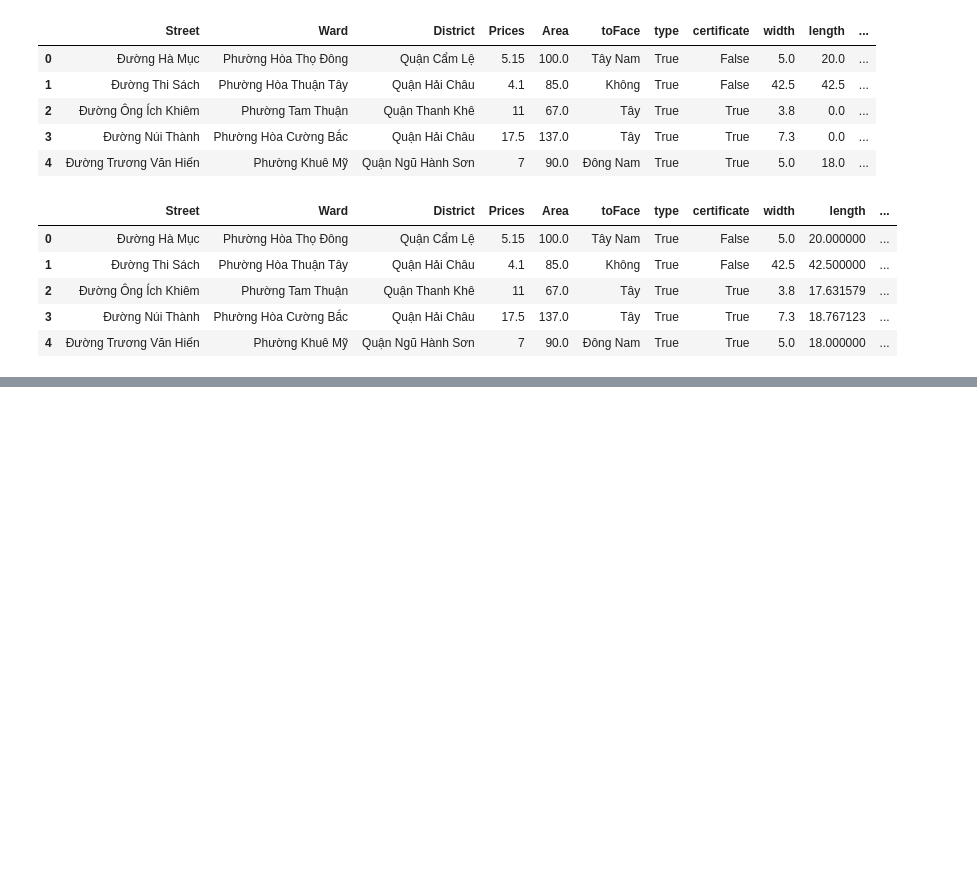
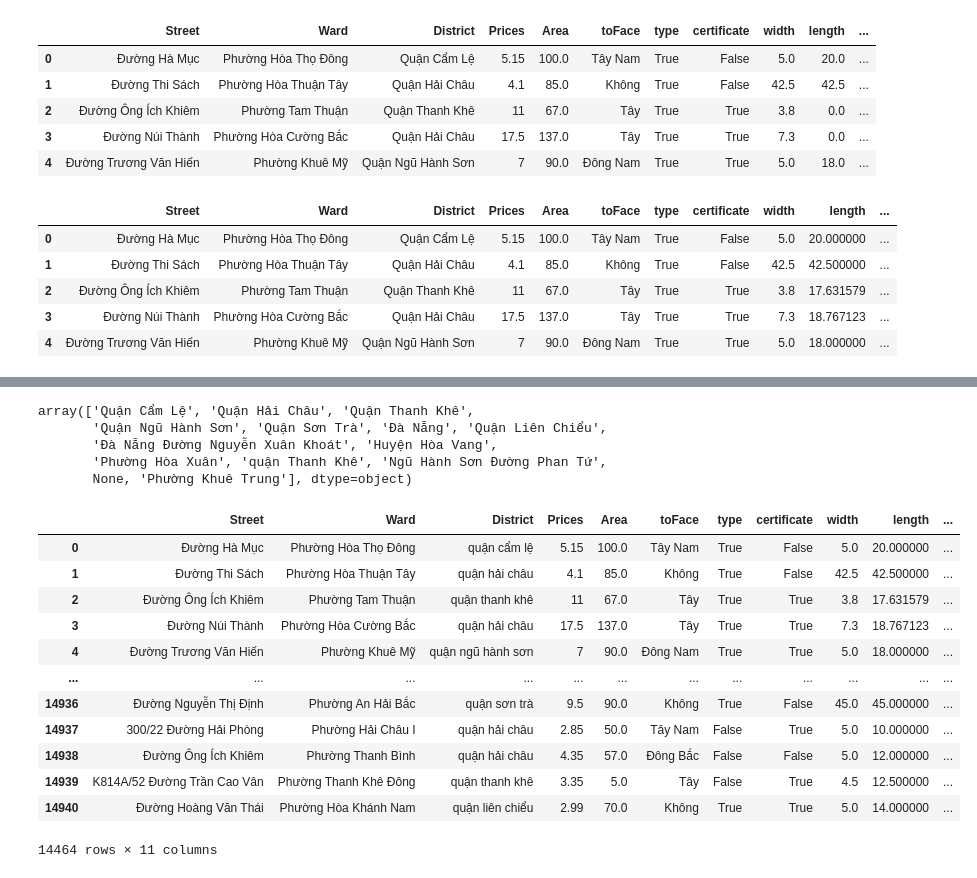
Before and after one commit to Truongquangkhang/Real_estate_in_DaNang, a Jupyter notebook: Khang/Clean_Data.ipynb, the cells around one changed output, grey strips where cells are left out. Cells and saved outputs as stored; diff of their text form; code cells hidden in the pictures; blank space fills up the shorter version.

```diff
--- a/Khang/Clean_Data.ipynb
+++ b/Khang/Clean_Data.ipynb
@@ -400,0 +410,28 @@ df.head()
+# %%
+df['District'].unique()
+# %% [output]
+array(['Quận Cẩm Lệ', 'Quận Hải Châu', 'Quận Thanh Khê',
+       'Quận Ngũ Hành Sơn', 'Quận Sơn Trà', 'Đà Nẵng', 'Quận Liên Chiểu',
+       'Đà Nẵng Đường Nguyễn Xuân Khoát', 'Huyện Hòa Vang',
+       'Phường Hòa Xuân', 'quận Thanh Khê', 'Ngũ Hành Sơn Đường Phan Tứ',
+       None, 'Phường Khuê Trung'], dtype=object)
+# %%
+df['District']= df['District'].str.lower()
+District = ['quận cẩm lệ', 'quận hải châu', 'quận thanh khê',
+       'quận ngũ hành sơn', 'quận sơn trà', 'quận liên chiểu','huyện hòa vang']
+df = df[df['District'].isin(District)]
+df
+# %% [output]
+|  | Street | Ward | District | Prices | Area | toFace | type | certificate | width | length | ... |
+| 0 | Đường Hà Mục | Phường Hòa Thọ Đông | quận cẩm lệ | 5.15 | 100.0 | Tây Nam | True | False | 5.0 | 20.000000 | ... |
+| 1 | Đường Thi Sách | Phường Hòa Thuận Tây | quận hải châu | 4.1 | 85.0 | Không | True | False | 42.5 | 42.500000 | ... |
+| 2 | Đường Ông Ích Khiêm | Phường Tam Thuận | quận thanh khê | 11 | 67.0 | Tây | True | True | 3.8 | 17.631579 | ... |
+| 3 | Đường Núi Thành | Phường Hòa Cường Bắc | quận hải châu | 17.5 | 137.0 | Tây | True | True | 7.3 | 18.767123 | ... |
+| 4 | Đường Trương Văn Hiến | Phường Khuê Mỹ | quận ngũ hành sơn | 7 | 90.0 | Đông Nam | True | True | 5.0 | 18.000000 | ... |
+| ... | ... | ... | ... | ... | ... | ... | ... | ... | ... | ... | ... |
+| 14936 | Đường Nguyễn Thị Định | Phường An Hải Bắc | quận sơn trà | 9.5 | 90.0 | Không | True | False | 45.0 | 45.000000 | ... |
+| 14937 | 300/22 Đường Hải Phòng | Phường Hải Châu I | quận hải châu | 2.85 | 50.0 | Tây Nam | False | True | 5.0 | 10.000000 | ... |
+| 14938 | Đường Ông Ích Khiêm | Phường Thanh Bình | quận hải châu | 4.35 | 57.0 | Đông Bắc | False | False | 5.0 | 12.000000 | ... |
+| 14939 | K814A/52 Đường Trần Cao Vân | Phường Thanh Khê Đông | quận thanh khê | 3.35 | 5.0 | Tây | False | True | 4.5 | 12.500000 | ... |
+| 14940 | Đường Hoàng Văn Thái | Phường Hòa Khánh Nam | quận liên chiểu | 2.99 | 70.0 | Không | True | True | 5.0 | 14.000000 | ... |
+14464 rows × 11 columns
```
Also changed, not shown: parts of 3 cells of this notebook.
